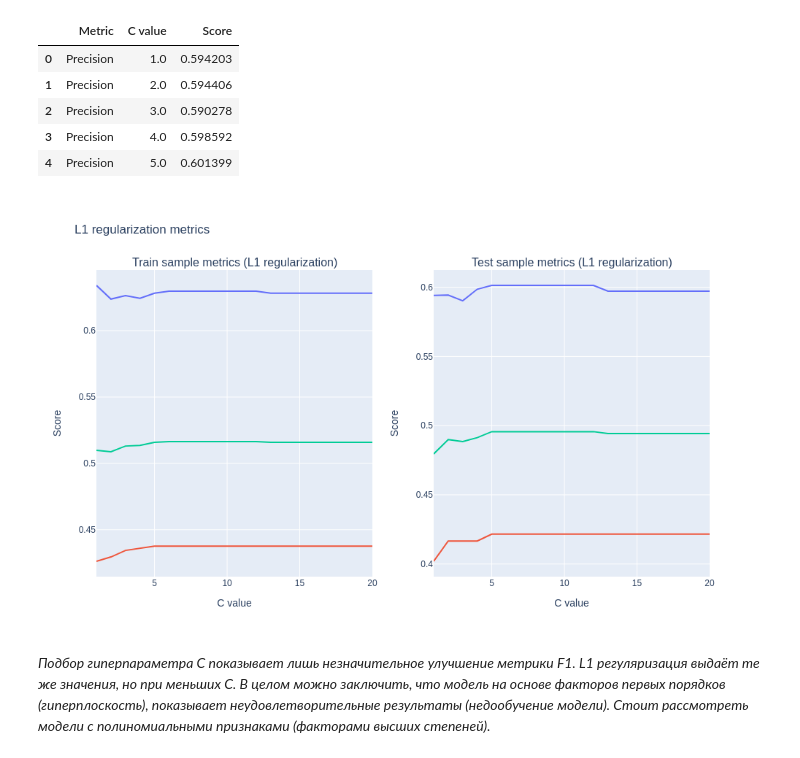
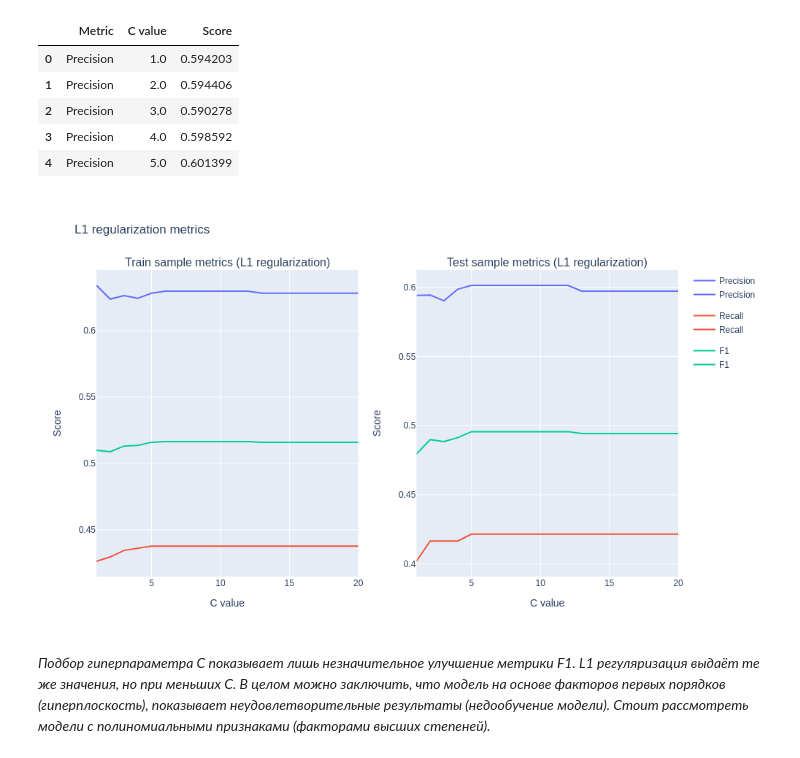
Before and after one commit to errlwdfi/sf_data_science, a Jupyter notebook: bank_clients_churn/bank_clients_churn.ipynb, the cells around one changed output. Saved outputs shown, nothing was run; the diff lists cells and outputs as text; code cells hidden in the pictures.

```diff
--- a/bank_clients_churn/bank_clients_churn.ipynb
+++ b/bank_clients_churn/bank_clients_churn.ipynb
@@ -638,35 +638,35 @@ metric_test_l1_df.head()
 # %%
 l1_titles = ['Train sample metrics (L1 regularization)', \
     'Test sample metrics (L1 regularization)']
 
 fig_c_l1 = make_subplots(rows=1, cols=2, subplot_titles=l1_titles)
 fig_metrics_train_l1 = px.line(metric_train_l1_df, x='C value', y='Score', color='Metric')
 fig_metrics_test_l1 = px.line(metric_test_l1_df, x='C value', y='Score', color='Metric')
 
 for trace in fig_metrics_train_l1.select_traces():
     fig_c_l1.add_trace(trace, row=1, col=1)
 
 for trace in fig_metrics_test_l1.select_traces():
     fig_c_l1.add_trace(trace, row=1, col=2)
 
 fig_c_l1['layout']['xaxis1']['title'] = 'C value'
 fig_c_l1['layout']['xaxis2']['title'] = 'C value'
 fig_c_l1['layout']['yaxis1']['title'] = 'Score'
 fig_c_l1['layout']['yaxis2']['title'] = 'Score'
 
 fig_c_l1.update_layout(
     autosize=False,
     width = 1000,
     height = 600,
     title_text='L1 regularization metrics'
 )
-fig_c_l1.update(layout_showlegend=False)
+fig_c_l1.update(layout_showlegend=True)
 fig_c_l1.write_html('images/logreg_scale_l1.html')
 fig_c_l1.write_image('images/logreg_scale_l1.png')
 fig_c_l1.show('png')
 #fig_c_l1.show()
 # %% [output]
-[figure, old version]
+[figure, new version]
 # %% [markdown]
 *Подбор гиперпараметра C показывает лишь незначительное улучшение метрики F1. L1 регуляризация выдаёт те же значения, но при меньших C. В целом можно заключить, что модель на основе факторов первых порядков (гиперплоскость), показывает неудовлетворительные результаты (недообучение модели). Стоит рассмотреть модели с полиномиальными признаками (факторами высших степеней).*
 # %% [markdown]
```
Also changed, not shown: parts of 3 cells of this notebook, 9 other files.
